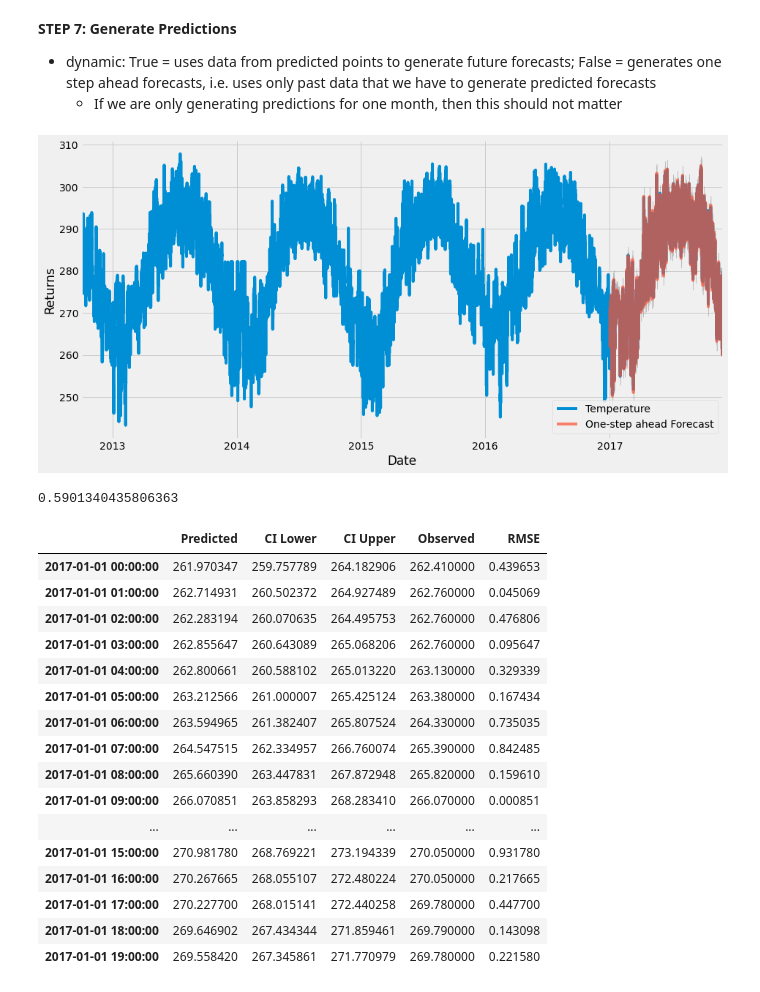
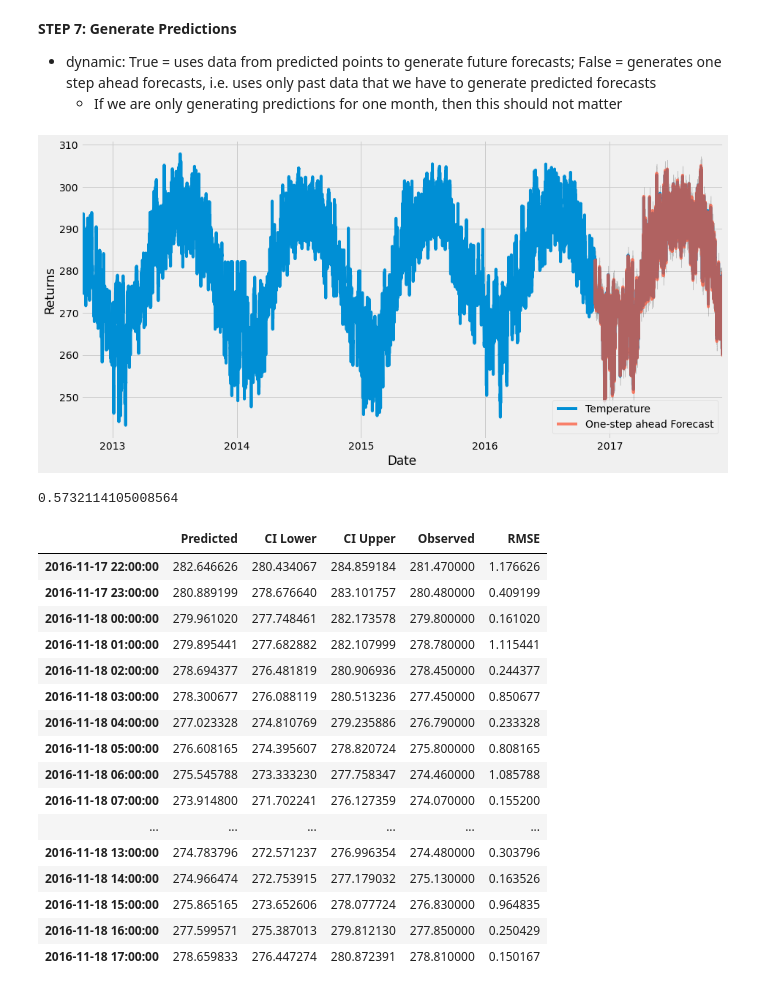
Before and after one commit to McGill-MMA-EnterpriseAnalytics/Cloud-Computations, a Jupyter notebook: INSY695_BaseModels.ipynb, the cells around one changed output. Drawn from its saved outputs; the diff is of its cells as text; code cells hidden in the pictures.

```diff
--- a/INSY695_BaseModels.ipynb
+++ b/INSY695_BaseModels.ipynb
@@ -274,37 +274,37 @@ plt.show()
     - If we are only generating predictions for one month, then this should not matter
 # %%
 #user can set predicted values to when they want the prediction to start
-prediction_start_date = pd.to_datetime('2017-1-01')
+prediction_start_date = weather_df.iloc[int(len(weather_df)*0.80)].name
 #predict to the end of the dataset
 prediction_end_date = pd.to_datetime(weather_df.index[-1])
 
 
 
 #generate predicted results and store
 pred = results.get_prediction(start=prediction_start_date, end = prediction_end_date, dynamic=False)
 
 #predicted vs truth for time period in question -- if the forecast is negative, change to 0
 predicted = pred.predicted_mean
 predicted[predicted <0] = 0
 
 observed = weather_df[prediction_start_date:]
 #confidence interval
 ci = pred.conf_int()
 ci[ci <0] = 0
 
 #plot real against predicted values
 ax = weather_df.plot(label='observed')
 predicted.plot(ax=ax, label='One-step ahead Forecast', alpha=.7, figsize=(14, 7))
 
 ax.fill_between(ci.index,
                 ci.iloc[:, 0],
                 ci.iloc[:, 1], color='k', alpha=.2)
 ax.set_xlabel('Date')
 ax.set_ylabel('Returns')
 plt.legend()
 plt.show()
 # %% [output]
-[figure, old version]
+[figure, new version]
 # %%
 ts_results = pd.DataFrame({'Predicted': predicted.values, 'CI Lower': ci['lower Temperature'], 'CI Upper': ci['upper Temperature'], 'Observed': observed['Temperature'].values})
 
@@ -315,24 +315,24 @@ ts_results['RMSE'] = np.sqrt((ts_results['Predicted'] - ts_results['Observed'].v
 RMSE_total = ts_results['RMSE'].mean()
 RMSE_total
 # %% [output]
-0.5901340435806363
+0.5732114105008564
 # %%
-ts_results.head(20).style.background_gradient(cmap='viridis')
+ts_results.head(20).style.background_gradient(cmap='inferno')
 # %% [output]
 |  | Predicted | CI Lower | CI Upper | Observed | RMSE |
-| 2017-01-01 00:00:00 | 261.970347 | 259.757789 | 264.182906 | 262.410000 | 0.439653 |
-| 2017-01-01 01:00:00 | 262.714931 | 260.502372 | 264.927489 | 262.760000 | 0.045069 |
-| 2017-01-01 02:00:00 | 262.283194 | 260.070635 | 264.495753 | 262.760000 | 0.476806 |
-| 2017-01-01 03:00:00 | 262.855647 | 260.643089 | 265.068206 | 262.760000 | 0.095647 |
-| 2017-01-01 04:00:00 | 262.800661 | 260.588102 | 265.013220 | 263.130000 | 0.329339 |
-| 2017-01-01 05:00:00 | 263.212566 | 261.000007 | 265.425124 | 263.380000 | 0.167434 |
-| 2017-01-01 06:00:00 | 263.594965 | 261.382407 | 265.807524 | 264.330000 | 0.735035 |
-| 2017-01-01 07:00:00 | 264.547515 | 262.334957 | 266.760074 | 265.390000 | 0.842485 |
-| 2017-01-01 08:00:00 | 265.660390 | 263.447831 | 267.872948 | 265.820000 | 0.159610 |
-| 2017-01-01 09:00:00 | 266.070851 | 263.858293 | 268.283410 | 266.070000 | 0.000851 |
+| 2016-11-17 22:00:00 | 282.646626 | 280.434067 | 284.859184 | 281.470000 | 1.176626 |
+| 2016-11-17 23:00:00 | 280.889199 | 278.676640 | 283.101757 | 280.480000 | 0.409199 |
+| 2016-11-18 00:00:00 | 279.961020 | 277.748461 | 282.173578 | 279.800000 | 0.161020 |
+| 2016-11-18 01:00:00 | 279.895441 | 277.682882 | 282.107999 | 278.780000 | 1.115441 |
+| 2016-11-18 02:00:00 | 278.694377 | 276.481819 | 280.906936 | 278.450000 | 0.244377 |
+| 2016-11-18 03:00:00 | 278.300677 | 276.088119 | 280.513236 | 277.450000 | 0.850677 |
+| 2016-11-18 04:00:00 | 277.023328 | 274.810769 | 279.235886 | 276.790000 | 0.233328 |
+| 2016-11-18 05:00:00 | 276.608165 | 274.395607 | 278.820724 | 275.800000 | 0.808165 |
+| 2016-11-18 06:00:00 | 275.545788 | 273.333230 | 277.758347 | 274.460000 | 1.085788 |
+| 2016-11-18 07:00:00 | 273.914800 | 271.702241 | 276.127359 | 274.070000 | 0.155200 |
 | ... | ... | ... | ... | ... | ... |
-| 2017-01-01 15:00:00 | 270.981780 | 268.769221 | 273.194339 | 270.050000 | 0.931780 |
-| 2017-01-01 16:00:00 | 270.267665 | 268.055107 | 272.480224 | 270.050000 | 0.217665 |
-| 2017-01-01 17:00:00 | 270.227700 | 268.015141 | 272.440258 | 269.780000 | 0.447700 |
-| 2017-01-01 18:00:00 | 269.646902 | 267.434344 | 271.859461 | 269.790000 | 0.143098 |
-| 2017-01-01 19:00:00 | 269.558420 | 267.345861 | 271.770979 | 269.780000 | 0.221580 |
+| 2016-11-18 13:00:00 | 274.783796 | 272.571237 | 276.996354 | 274.480000 | 0.303796 |
+| 2016-11-18 14:00:00 | 274.966474 | 272.753915 | 277.179032 | 275.130000 | 0.163526 |
+| 2016-11-18 15:00:00 | 275.865165 | 273.652606 | 278.077724 | 276.830000 | 0.964835 |
+| 2016-11-18 16:00:00 | 277.599571 | 275.387013 | 279.812130 | 277.850000 | 0.250429 |
+| 2016-11-18 17:00:00 | 278.659833 | 276.447274 | 280.872391 | 278.810000 | 0.150167 |
```
Also changed, not shown: parts of 28 cells of this notebook, 3 other files.
